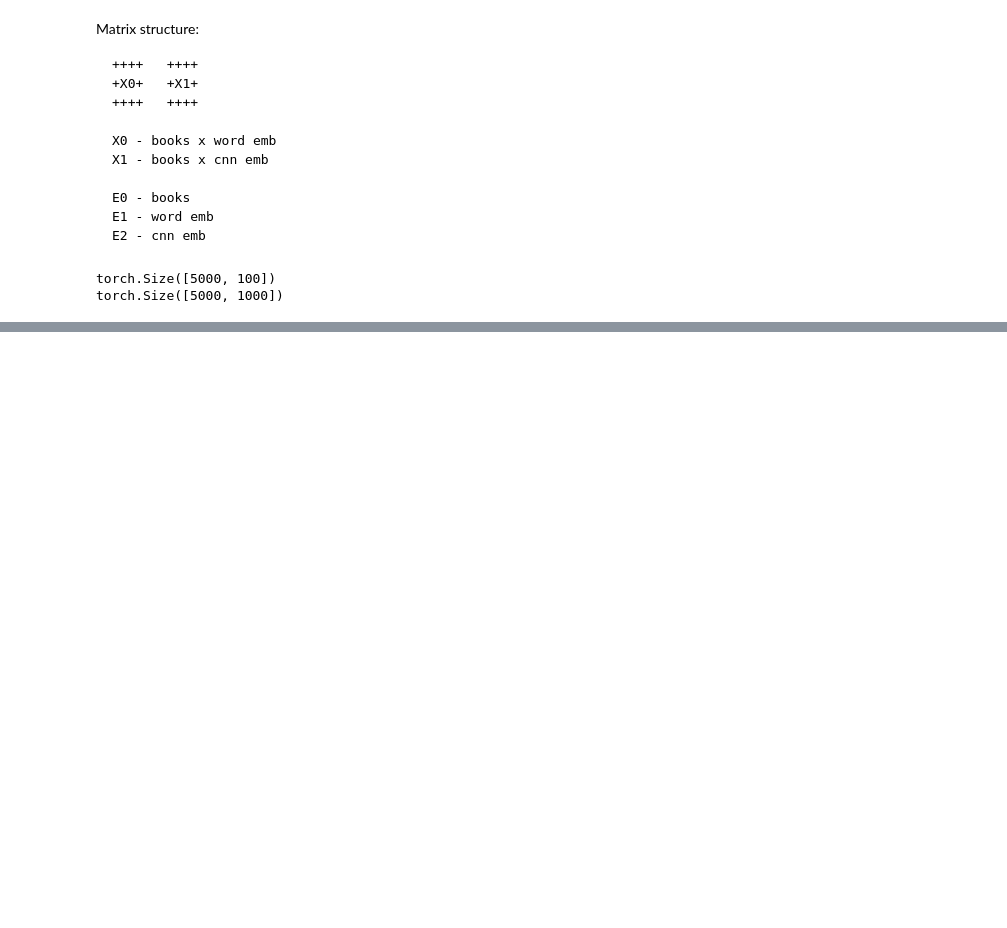
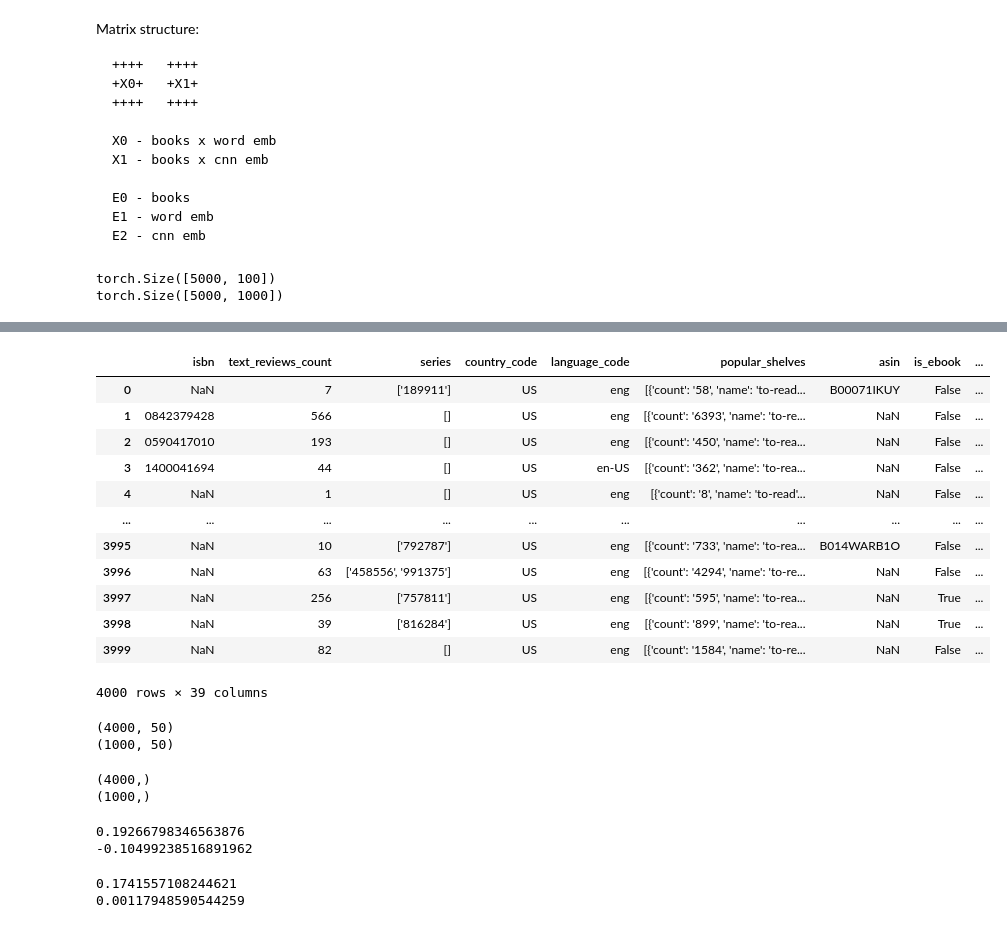
Before and after one commit to Srini-98/CS5260-Neural-Networks-2, a Jupyter notebook: matrix_factorization/matrix_factorization.ipynb, the cells around one changed output, grey strips where cells are left out. Saved outputs shown, nothing was run; the diff lists cells and outputs as text; code cells hidden in the pictures; blank space fills up the shorter version.

```diff
--- a/matrix_factorization/matrix_factorization.ipynb
+++ b/matrix_factorization/matrix_factorization.ipynb
@@ -155,0 +186,5 @@ Average loss for epoch 300 = 2.978255271911621
+# %%
+train_ids = torch.load("../dataset/train_book_id.pkl")
+test_ids = torch.load("../dataset/test_book_id.pkl")
+print(train_ids.size())
+print(test_ids.size())
@@ -155,0 +194,3 @@ Average loss for epoch 300 = 2.978255271911621
+# %%
+df = pd.read_csv("../dataset/books_with_genres.csv")
+df.head()
@@ -155,0 +205,32 @@ Average loss for epoch 300 = 2.978255271911621
+# %%
+df[df.book_id.isin(train_ids.tolist())]
+# %% [output]
+|  | isbn | text_reviews_count | series | country_code | language_code | popular_shelves | asin | is_ebook | ... |
+| 0 | NaN | 7 | ['189911'] | US | eng | [{'count': '58', 'name': 'to-read... | B00071IKUY | False | ... |
+| 1 | 0842379428 | 566 | [] | US | eng | [{'count': '6393', 'name': 'to-re... | NaN | False | ... |
+| 2 | 0590417010 | 193 | [] | US | eng | [{'count': '450', 'name': 'to-rea... | NaN | False | ... |
+| 3 | 1400041694 | 44 | [] | US | en-US | [{'count': '362', 'name': 'to-rea... | NaN | False | ... |
+| 4 | NaN | 1 | [] | US | eng | [{'count': '8', 'name': 'to-read'... | NaN | False | ... |
+| ... | ... | ... | ... | ... | ... | ... | ... | ... | ... |
+| 3995 | NaN | 10 | ['792787'] | US | eng | [{'count': '733', 'name': 'to-rea... | B014WARB1O | False | ... |
+| 3996 | NaN | 63 | ['458556', '991375'] | US | eng | [{'count': '4294', 'name': 'to-re... | NaN | False | ... |
+| 3997 | NaN | 256 | ['757811'] | US | eng | [{'count': '595', 'name': 'to-rea... | NaN | True | ... |
+| 3998 | NaN | 39 | ['816284'] | US | eng | [{'count': '899', 'name': 'to-rea... | NaN | True | ... |
+| 3999 | NaN | 82 | [] | US | eng | [{'count': '1584', 'name': 'to-re... | NaN | False | ... |
+4000 rows × 39 columns
+# %%
+X_train = embeddings["E0"][0:4000].detach().numpy()
+X_test = embeddings["E0"][4000:].detach().numpy()
+print(X_train.shape)
+print(X_test.shape)
+# %% [output]
+(4000, 50)
+(1000, 50)
+# %%
+y_train = df["average_rating"][0:4000]
+y_test = df["average_rating"][4000:]
+print(y_train.shape)
+print(y_test.shape)
+# %% [output]
+(4000,)
+(1000,)
@@ -155,0 +244,6 @@ Average loss for epoch 300 = 2.978255271911621
+# %%
+print(error)
+print(r2)
+# %% [output]
+0.19266798346563876
+-0.10499238516891962
@@ -155,0 +258,6 @@ Average loss for epoch 300 = 2.978255271911621
+# %%
+print(error)
+print(r2)
+# %% [output]
+0.1741557108244621
+0.00117948590544259
```
Also changed, not shown: parts of 15 cells of this notebook.
